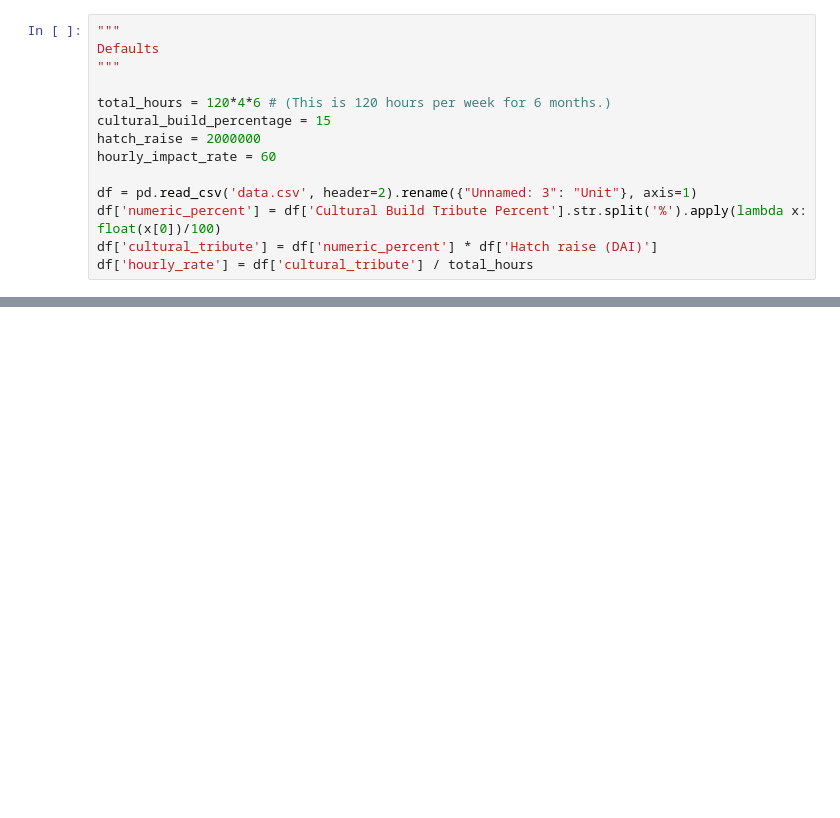
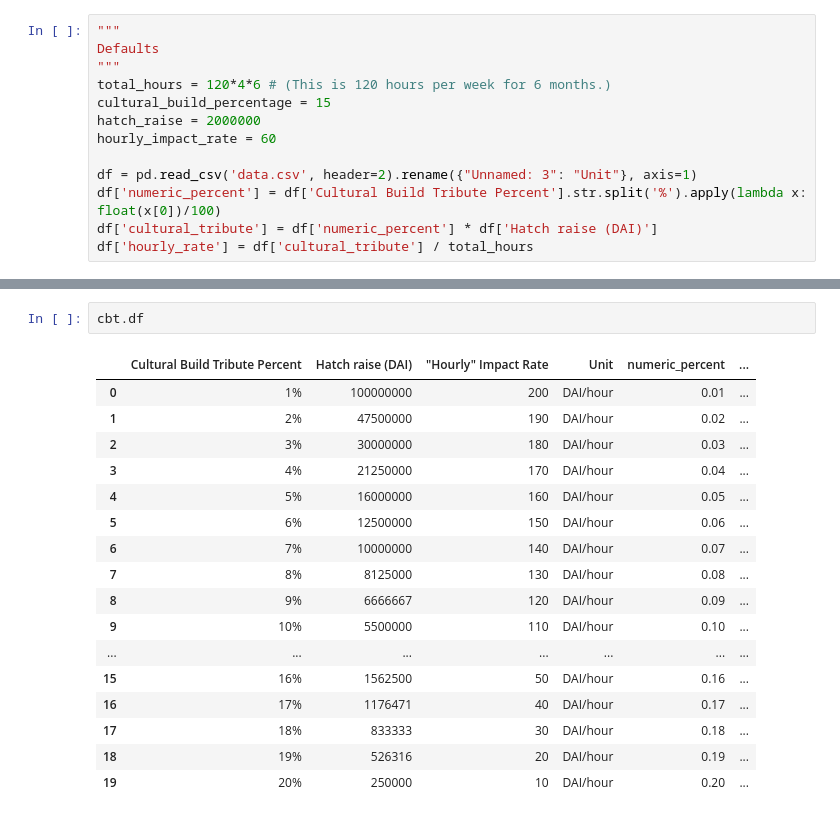
Before and after one commit to CommonsBuild/tec-cultural-tribute-exploration, a Jupyter notebook: TEC-Cultural-Build.ipynb, the cells around one changed output, grey strips where cells are left out. Cells and saved outputs as stored; diff of their text form; blank space fills up the shorter version.

```diff
--- a/TEC-Cultural-Build.ipynb
+++ b/TEC-Cultural-Build.ipynb
@@ -21,7 +22,6 @@ class CulturalBuildTribute(param.Parameterized):
 """
 Defaults
 """
-
 total_hours = 120*4*6 # (This is 120 hours per week for 6 months.)
 cultural_build_percentage = 15
 hatch_raise = 2000000
@@ -39,3 +39,23 @@ cbt = CulturalBuildTribute(df)
 pn.Row(cbt, cbt.hourly_rate)
 # %% [output]
 [interactive output not drawn]
+# %%
+cbt.df
+# %% [output]
+|  | Cultural Build Tribute Percent | Hatch raise (DAI) | "Hourly" Impact Rate | Unit | numeric_percent | ... |
+| 0 | 1% | 100000000 | 200 | DAI/hour | 0.01 | ... |
+| 1 | 2% | 47500000 | 190 | DAI/hour | 0.02 | ... |
+| 2 | 3% | 30000000 | 180 | DAI/hour | 0.03 | ... |
+| 3 | 4% | 21250000 | 170 | DAI/hour | 0.04 | ... |
+| 4 | 5% | 16000000 | 160 | DAI/hour | 0.05 | ... |
+| 5 | 6% | 12500000 | 150 | DAI/hour | 0.06 | ... |
+| 6 | 7% | 10000000 | 140 | DAI/hour | 0.07 | ... |
+| 7 | 8% | 8125000 | 130 | DAI/hour | 0.08 | ... |
+| 8 | 9% | 6666667 | 120 | DAI/hour | 0.09 | ... |
+| 9 | 10% | 5500000 | 110 | DAI/hour | 0.10 | ... |
+| ... | ... | ... | ... | ... | ... | ... |
+| 15 | 16% | 1562500 | 50 | DAI/hour | 0.16 | ... |
+| 16 | 17% | 1176471 | 40 | DAI/hour | 0.17 | ... |
+| 17 | 18% | 833333 | 30 | DAI/hour | 0.18 | ... |
+| 18 | 19% | 526316 | 20 | DAI/hour | 0.19 | ... |
+| 19 | 20% | 250000 | 10 | DAI/hour | 0.20 | ... |
```
Also changed, not shown: parts of 2 cells of this notebook.
